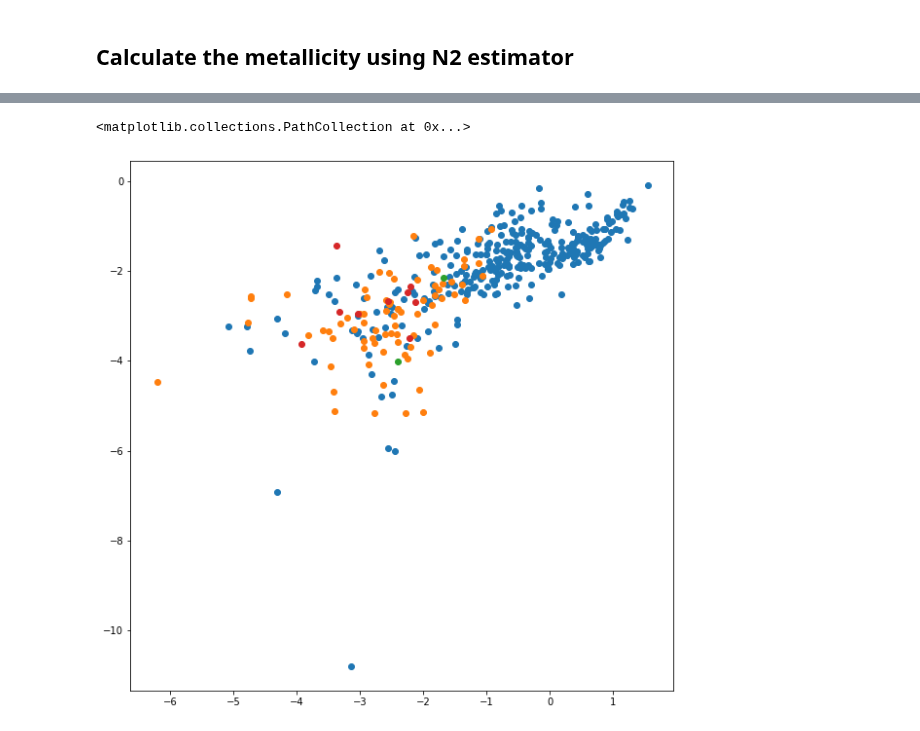
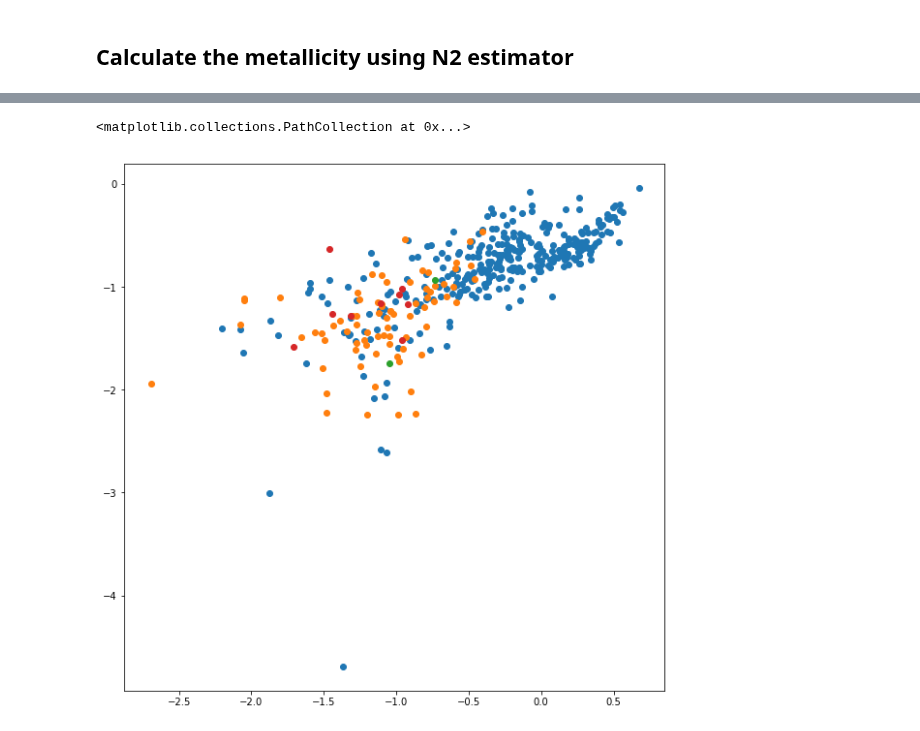
Before and after one commit to tonywong94/edge_pydb, a Jupyter notebook: demo_notebk/Mass-metallicity.ipynb, the cells around one changed output, grey strips where cells are left out. Drawn from its saved outputs; the diff is of its cells as text; code cells hidden in the pictures.

```diff
--- a/demo_notebk/Mass-metallicity.ipynb
+++ b/demo_notebk/Mass-metallicity.ipynb
@@ -195,9 +196,9 @@ plt.show()
 # %%
 plt.figure(figsize=(10,10))
-plt.scatter(np.log(N2F)[BPT==-1], np.log(O3F)[BPT==-1])
-plt.scatter(np.log(N2F)[BPT==0], np.log(O3F)[BPT==0])
-plt.scatter(np.log(N2F)[BPT==1], np.log(O3F)[BPT==1])
-plt.scatter(np.log(N2F)[BPT==2], np.log(O3F)[BPT==2])
+plt.scatter(np.log10(N2F)[BPT==-1], np.log10(O3F)[BPT==-1])
+plt.scatter(np.log10(N2F)[BPT==0], np.log10(O3F)[BPT==0])
+plt.scatter(np.log10(N2F)[BPT==1], np.log10(O3F)[BPT==1])
+plt.scatter(np.log10(N2F)[BPT==2], np.log10(O3F)[BPT==2])
 # %% [output]
 <matplotlib.collections.PathCollection at 0x...>
-[figure, old version]
+[figure, new version]
```
Also changed, not shown: parts of 6 cells of this notebook, 12 other files.
